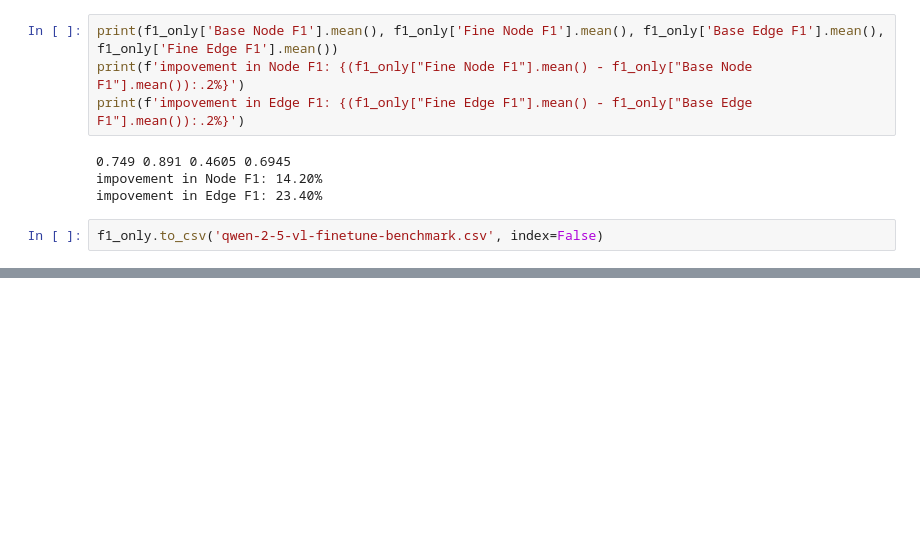
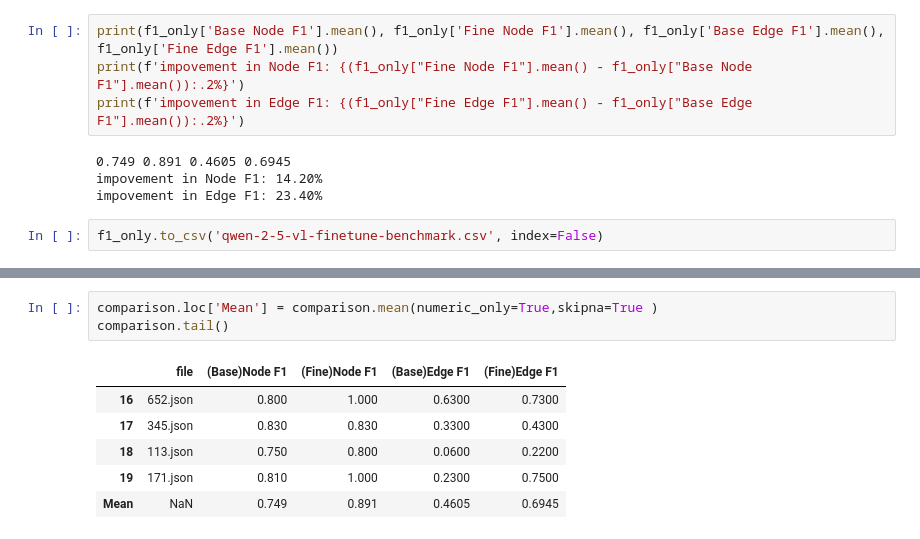
Before and after one commit to Zackriya-Solutions/diagram2graph, a Jupyter notebook: phase2/inference/metrics_addition.ipynb, the cells around one changed output, grey strips where cells are left out. Saved outputs shown, nothing was run; the diff lists cells and outputs as text; blank space fills up the shorter version.

```diff
--- a/phase2/inference/metrics_addition.ipynb
+++ b/phase2/inference/metrics_addition.ipynb
@@ -156,0 +180,10 @@ f1_only.to_csv('qwen-2-5-vl-finetune-benchmark.csv', index=False)
+# %%
+comparison.loc['Mean'] = comparison.mean(numeric_only=True,skipna=True )
+comparison.tail()
+# %% [output]
+|  | file | (Base)Node F1 | (Fine)Node F1 | (Base)Edge F1 | (Fine)Edge F1 |
+| 16 | 652.json | 0.800 | 1.000 | 0.6300 | 0.7300 |
+| 17 | 345.json | 0.830 | 0.830 | 0.3300 | 0.4300 |
+| 18 | 113.json | 0.750 | 0.800 | 0.0600 | 0.2200 |
+| 19 | 171.json | 0.810 | 1.000 | 0.2300 | 0.7500 |
+| Mean | NaN | 0.749 | 0.891 | 0.4605 | 0.6945 |
```
Also changed, not shown: parts of 1 cell of this notebook, 5 other files.
